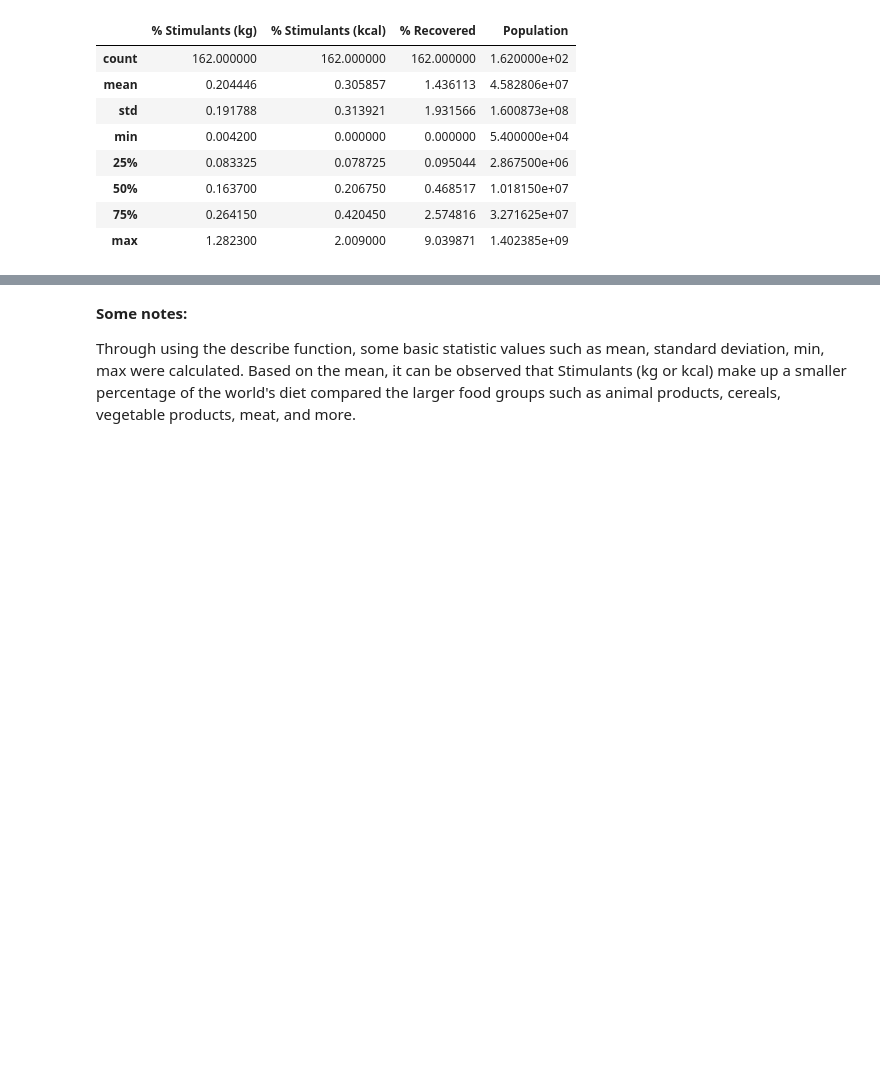
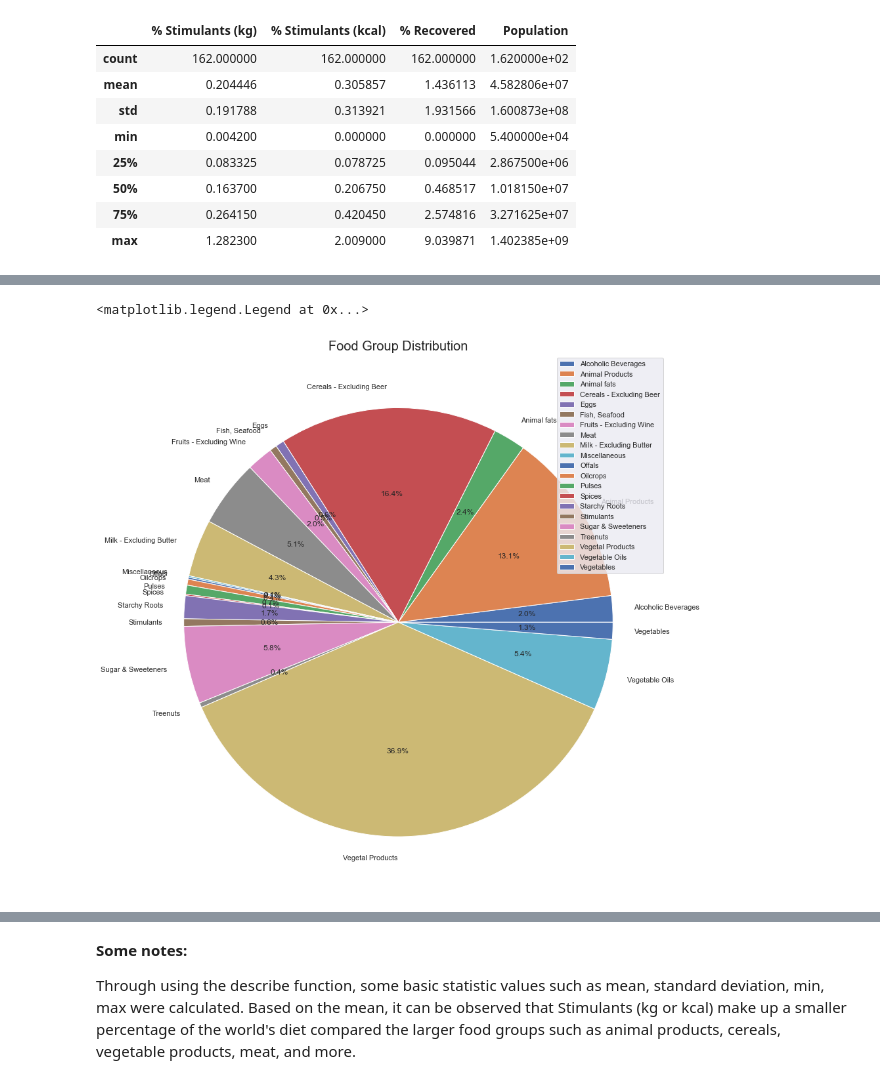
Before and after one commit to data301-2021-summer2/project-group28-project, a Jupyter notebook: analysis/YuenYee/Milestone2.ipynb, the cells around one changed output, grey strips where cells are left out. Saved outputs shown, nothing was run; the diff lists cells and outputs as text; code cells hidden in the pictures; blank space fills up the shorter version.

```diff
--- a/analysis/YuenYee/Milestone2.ipynb
+++ b/analysis/YuenYee/Milestone2.ipynb
@@ -389,0 +514,4 @@ foodsupplykcal.describe()
+# %%
+fskcal_percentrecovered = foodsupplykcal.rename(columns = {'Recovered': '% Recovered'}).sort_values(by='% Recovered', ascending = False).drop(['Country','Obesity','Deaths','Active','Undernourished','Confirmed','Population','% Recovered'], axis = 1)
+data2 = fskcal_percentrecovered[:30].sum()
+data2
@@ -389,0 +536,11 @@ foodsupplykcal.describe()
+# %%
+plt.subplots(figsize=[30,12])
+labels = data2.keys()
+myexplode = [0,0,0,0,0,0,0,0,0,0,0,0,0,0,0,0,0,0,0,0,0,0,0]
+plt.title('Food Group Distribution', fontsize = 20)
+plt.pie(x=data2, autopct='%.1f%%', labels = labels)
+plt.tight_layout()
+plt.legend()
+# %% [output]
+<matplotlib.legend.Legend at 0x...>
+[figure, added]
```
Also changed, not shown: parts of 26 cells of this notebook, 2 other files.
